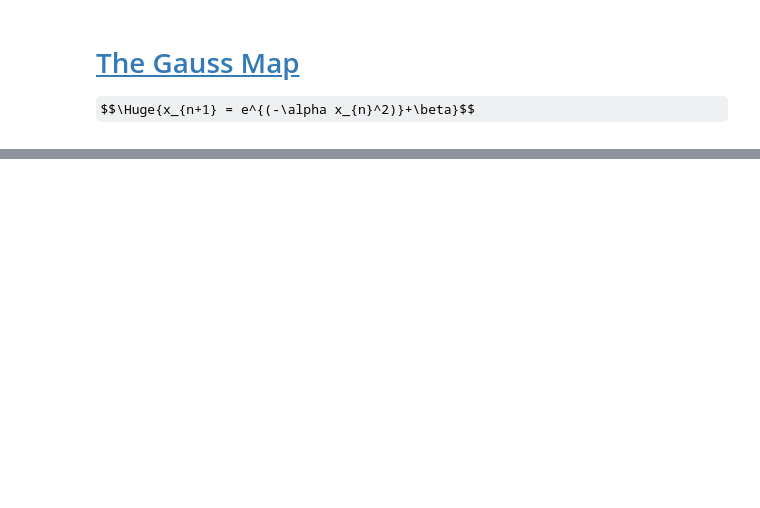
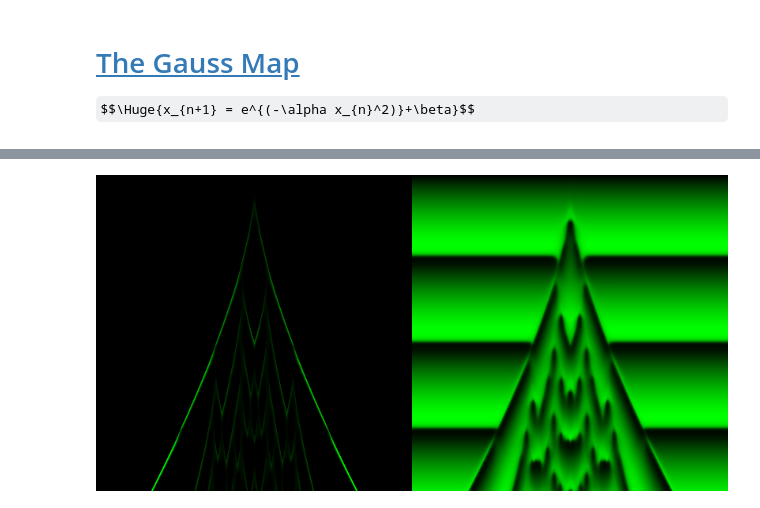
Before and after one commit to augeas/SonicElectronics2019, a Jupyter notebook: sonic_electronics.ipynb, the cells around one changed output, grey strips where cells are left out. Saved outputs shown, nothing was run; the diff lists cells and outputs as text; code cells hidden in the pictures; some formulas as TeX source; blank space fills up the shorter version.

Commit message:
Molluscs... 	new file:   img/time_officially_ended.png 	modified:   sonic_electronics.ipynb 	new file:   sp_pars.json

```diff
--- a/sonic_electronics.ipynb
+++ b/sonic_electronics.ipynb
@@ -243,0 +346,16 @@ for wdgt in (name_box, dur_slider, sample_slider, fft_slider, hop_slider, bias_s
+# %%
+def left_cell(mollusc):
+    mollusc.cells[0,:,0] = mollusc.init_conc[:,0]
+
+
+def left_right_cell(mollusc):
+    mollusc.cells[0,:,0] = mollusc.init_conc[:,0]
+    mollusc.cells[0,:,-1] = mollusc.init_conc[:,0]
+
+
+def central_cell(mollusc):
+    mollusc.cells[0,:,mollusc.width//2] = mollusc.init_conc[:,0]
+
+
+initial_conditions = {1:left_cell, 2:left_right_cell,
+    3:central_cell}
@@ -243,0 +499,24 @@ for wdgt in (name_box, dur_slider, sample_slider, fft_slider, hop_slider, bias_s
+# %%
+with open('sp_pars.json','r') as par_file:
+    sp_pars = json.loads(par_file.read())
+ext_pars = list(filter(lambda p: p['ke']==711, sp_pars))
+
+conus_nobilis_pars = ext_pars[4]
+# %%
+def draw_conus_nobilis(width=400):
+    conus_nobilis = Mollusc(width=width, **conus_nobilis_pars)
+    conus_cells = np.stack(list(islice(conus_nobilis, 0, width)))
+    img = np.zeros(shape=(width, 2*width, 3))
+    left = conus_cells[:,0,:]
+    left = (255 * left / left.max())
+    right = conus_cells[:,5,:]
+    right = 255 * right / right.max()
+    img[:,0:width,1] = left
+    img[:,width:,1] = right
+    im_bytes = BytesIO()
+    imwrite(im_bytes, img.astype(np.uint8), format='png')
+    return display.display(display.Image(data=im_bytes.getvalue()))
+# %%
+draw_conus_nobilis()
+# %% [output]
+[figure, added]
```
Also changed, not shown: parts of 11 cells of this notebook, 2 other files.
